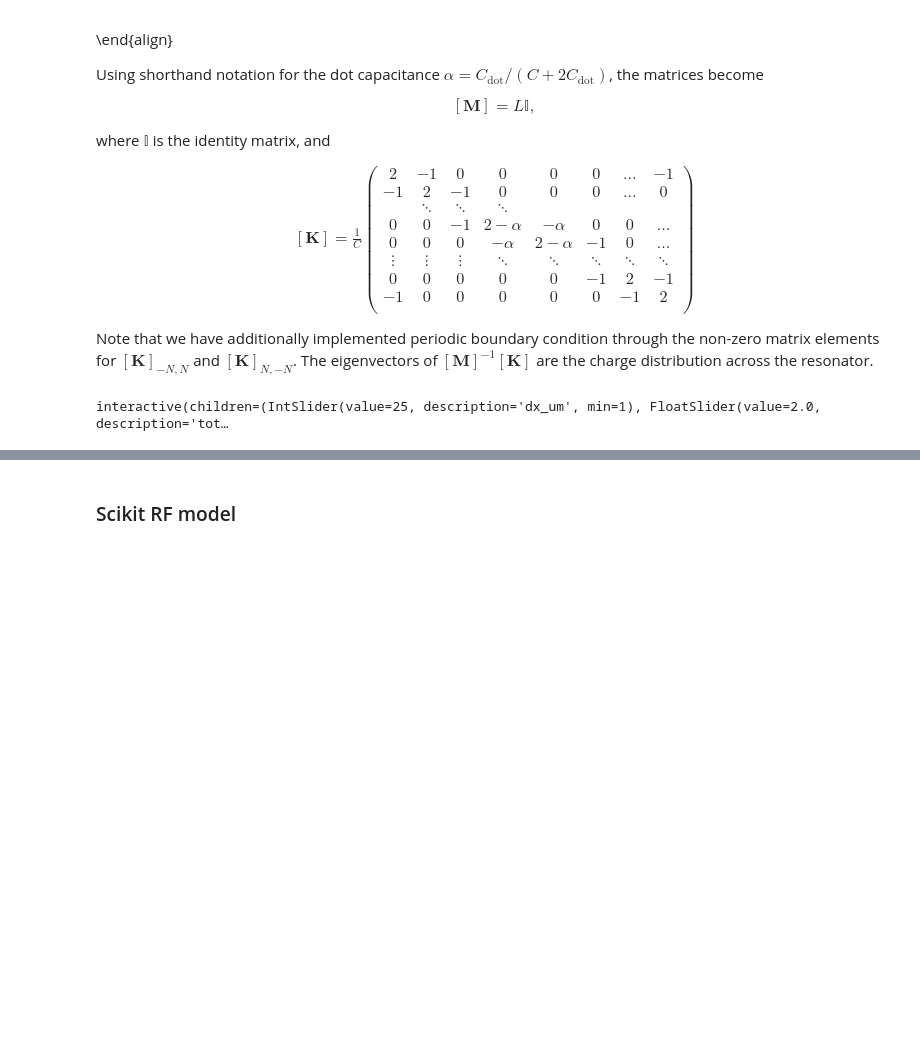
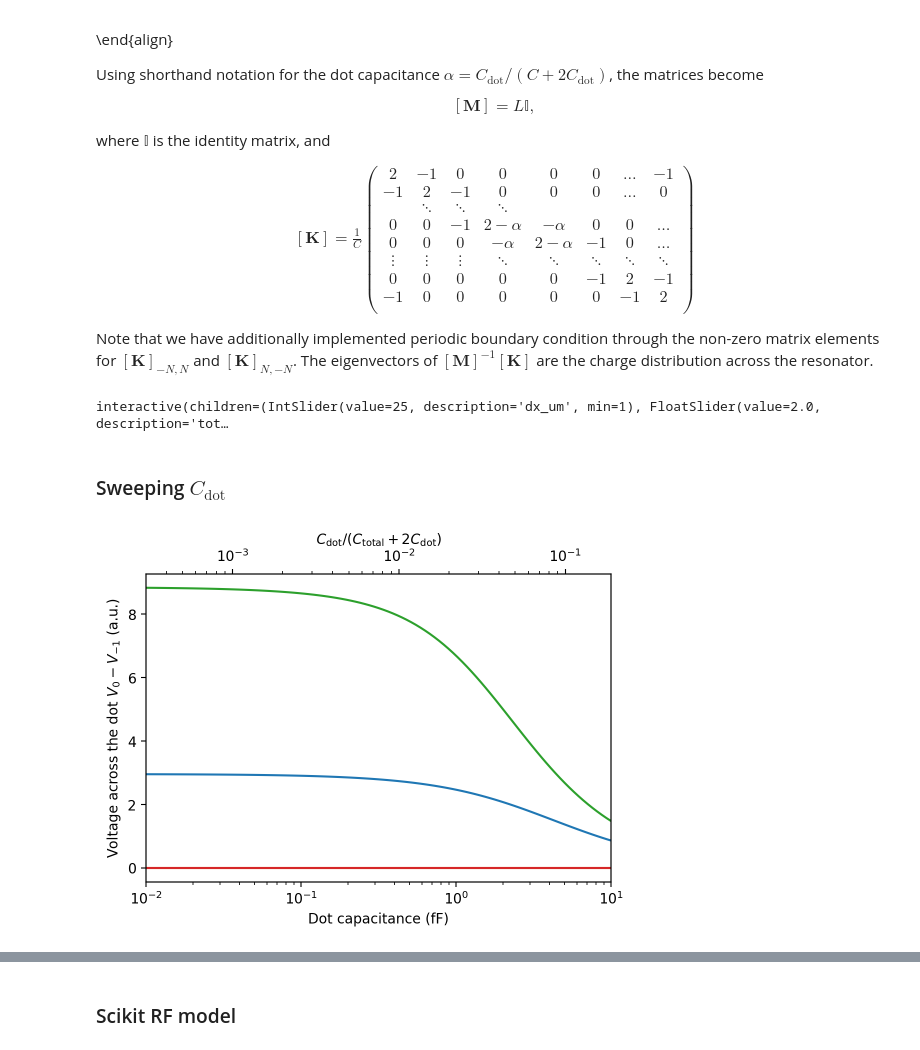
Before and after one commit to gkoolstra/quantum_electron, a Jupyter notebook: examples/97_transmission_line.ipynb, the cells around one changed output, grey strips where cells are left out. Saved outputs shown, nothing was run; the diff lists cells and outputs as text; code cells hidden in the pictures; blank space fills up the shorter version.

```diff
--- a/examples/97_transmission_line.ipynb
+++ b/examples/97_transmission_line.ipynb
@@ -486,3 +521,41 @@ def update(dx_um=25, total_length_mm=2, C_dot_fF=0.1, L_total_nH=100, C_total_fF
                  L_total_nH=L_total_nH, C_total_fF=C_total_fF, plot=True, return_all=False)
 # %% [output]
 interactive(children=(IntSlider(value=25, description='dx_um', min=1), FloatSlider(value=2.0, description='tot…
+# %% [markdown]
+### Sweeping $C_\mathrm{dot}$
+# %%
+dx_um=25
+total_length_mm=2
+dot_capacitances_fF = np.logspace(-2, 1, 101)
+
+do_plot = False
+deltaV = np.zeros((len(dot_capacitances_fF), 6))
+eigenfreqs = np.zeros((len(dot_capacitances_fF), 6))
+
+fig = plt.figure(figsize=(6.,4.))
+
+for L_total_nH, C_total_fF in zip([200], [33]):
+    for m, C_dot_fF in enumerate(dot_capacitances_fF):
+
+        evecs_sorted, ev_sorted, dV = make_network(dx_um=dx_um, total_length_mm=total_length_mm, C_dot_fF=C_dot_fF,
+                                                L_total_nH=L_total_nH, C_total_fF=C_total_fF, plot=False, return_all=True)
+
+
+        deltaV[m, :] = np.abs(np.array(dV))
+        eigenfreqs[m, :] = np.sqrt(ev_sorted[:6]) / (2 * np.pi * 1e9)
+
+    for k in range(4):
+        plt.plot(dot_capacitances_fF, deltaV[:, k] / 1e13)
+    plt.xlabel("Dot capacitance (fF)")
+    plt.ylabel("Voltage across the dot $V_0 - V_{-1}$ (a.u.)")
+    plt.xlim(dot_capacitances_fF.min(), dot_capacitances_fF.max())
+    plt.xscale('log')
+
+    ax1 = plt.gca()
+    ax2 = ax1.twiny()
+    ax2.set_xscale('log')
+    xmin, xmax = ax1.get_xlim()
+    ax2.set_xlim(xmin / (C_total_fF + 2*xmin), xmax / (C_total_fF + 2*xmax))
+    ax2.set_xlabel("$C_\mathrm{dot} / (C_\mathrm{total} + 2 C_\mathrm{dot})$")
+# %% [output]
+[figure, added]
```
Also changed, not shown: parts of 24 cells of this notebook, 1 other file.
